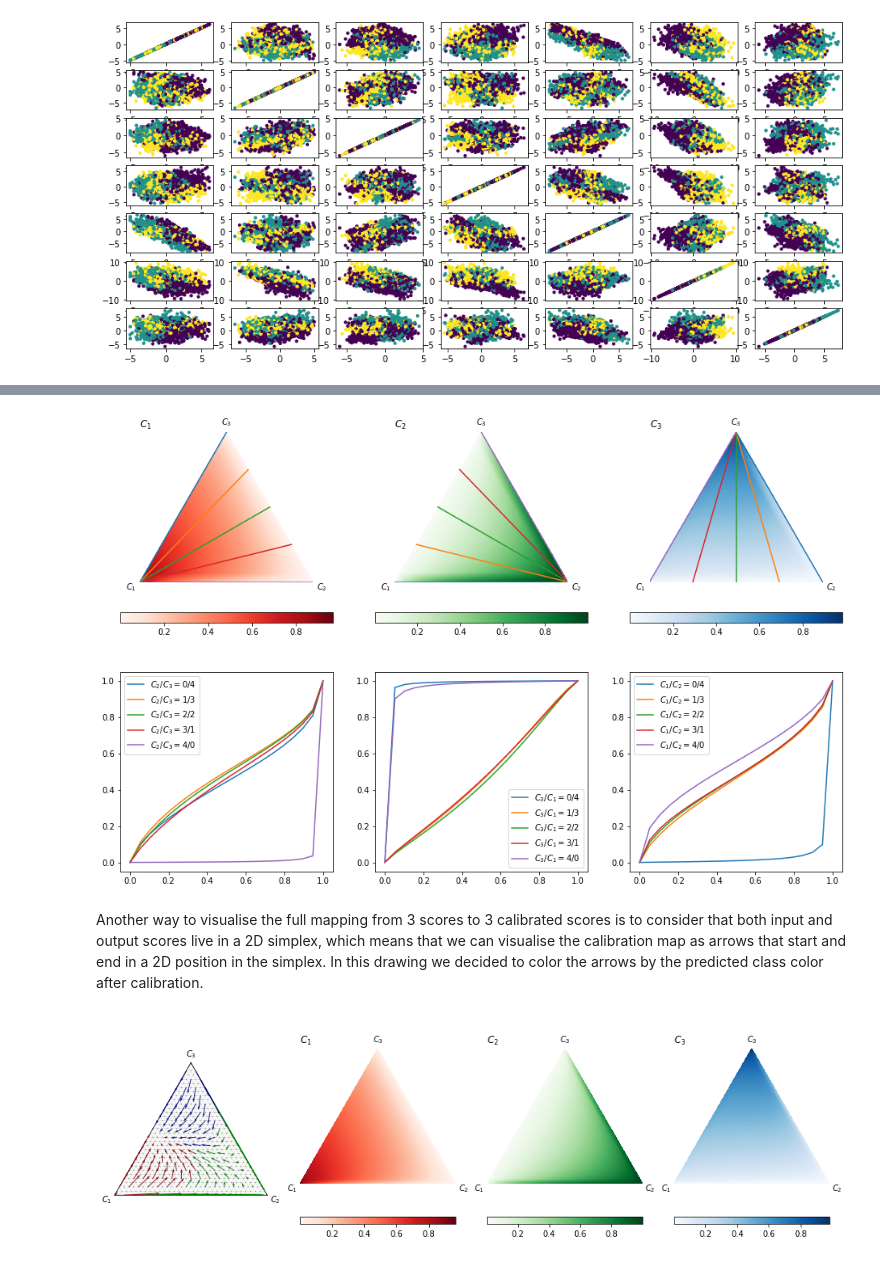
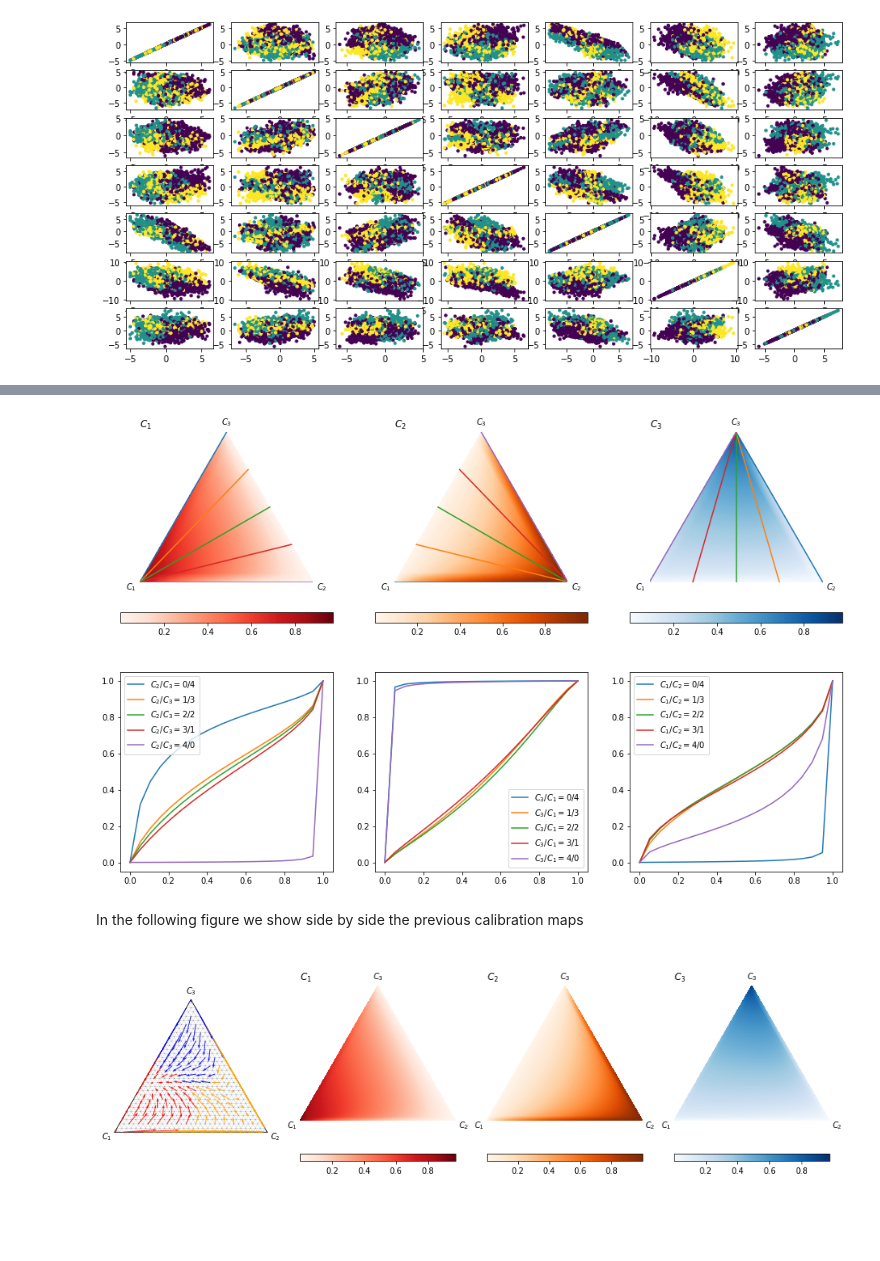
Before and after one commit to classifier-calibration/hands_on, a Jupyter notebook: notebooks/1_visualisation_tools.ipynb, the cells around one changed output, grey strips where cells are left out. Saved outputs shown, nothing was run; the diff lists cells and outputs as text; code cells hidden in the pictures; blank space fills up the shorter version.

```diff
--- a/notebooks/1_visualisation_tools.ipynb
+++ b/notebooks/1_visualisation_tools.ipynb
@@ -303,0 +328,6 @@ _ = draw_calibration_map(P_bc_grid, calibrated, color=color,  subdiv=4, fig=fig)
+# %%
+color_list = ['Red', 'Orange', 'Blue']
+color = [color_list[i] for i in calibrated.argmax(axis=1).astype(int)]
+
+fig = plt.figure(figsize=(7, 7))
+_ = draw_calibration_map(P_bc_grid, calibrated, color=color,  subdiv=4, fig=fig)
@@ -306,9 +338,13 @@ Another way is to show 3 calibration maps from 3 to 1 dimension. Each calibratio
 # %%
+from pycalib.visualisations.ternary import draw_func_contours, plot_converging_lines_pvalues, get_converging_lines
+
+cmap_list = ['Reds', 'Oranges', 'Blues']
+
 fig = plt.figure(figsize=(16, 5))
 for i, c in enumerate(['C1', 'C2', 'C3']):
     ax = fig.add_subplot(1, 3, i+1)
     ax.set_title('$C_{}$'.format(i+1), loc='left')
 
     function = lambda x: cal.calibrator.predict_proba(x.reshape(1,-1))[0][i]
-    draw_func_contours(function, labels='auto', fig=fig, ax=ax, cmap=c_mark[i]['cmap'])
+    draw_func_contours(function, labels='auto', fig=fig, ax=ax, cmap=cmap_list[i])
 # %% [output]
@@ -316,31 +354,33 @@ for i, c in enumerate(['C1', 'C2', 'C3']):
 # %%
-  fig = plt.figure(figsize=(16, 10))
+from pycalib.visualisations.ternary import plot_converging_lines_pvalues, get_converging_lines
+
+fig = plt.figure(figsize=(16, 10))
 for i, c in enumerate(['C1', 'C2', 'C3']):
     ax = fig.add_subplot(2, 3, i+1)
 
     ax.set_title('$C_{}$'.format(i+1), loc='left')
 
     function = lambda x: cal.calibrator.predict_proba(x.reshape(1,-1))[0][i]
-    draw_func_contours(function, labels='auto', fig=fig, ax=ax, cmap=c_mark[i]['cmap'],
+    draw_func_contours(function, labels='auto', fig=fig, ax=ax, cmap=cmap_list[i],
                        nlevels=100, subdiv=4, draw_lines=5, class_index=i)
 
     ax2 = fig.add_subplot(2, 3, 3+i+1)
     lines = get_converging_lines(num_lines=5, mesh_precision=20, class_index=i)
     plot_converging_lines_pvalues(function, lines, i, ax2)
 # %% [output]
-[figure, old version]
+[figure, new version]
-# %% [markdown]
-Another way to visualise the full mapping from 3 scores to 3 calibrated scores is to consider that both input and output scores live in a 2D simplex, which means that we can visualise the calibration map as arrows that start and end in a 2D position in the simplex. In this drawing we decided to color the arrows by the predicted class color after calibration.
+# %% [markdown]
+In the following figure we show side by side the previous calibration maps
 # %%
 fig = plt.figure(figsize=(16, 5))
 ax = fig.add_subplot(1, 4, 1)
 fig = draw_calibration_map(P_bc_grid, calibrated, color=color, subdiv=5, fig=fig, ax=ax, alpha=0.9)
 
 for i, c in enumerate(['C1', 'C2', 'C3']):
     ax = fig.add_subplot(1, 4, i+2)
     ax.set_title('$C_{}$'.format(i+1), loc='left')
 
     function = lambda x: cal.calibrator.predict_proba(x.reshape(1,-1))[0][i]
-    draw_func_contours(function, labels='auto', fig=fig, ax=ax, cmap=c_mark[i]['cmap'])
+    draw_func_contours(function, labels='auto', fig=fig, ax=ax, cmap=cmap_list[i])
 # %% [output]
-[figure, old version]
+[figure, new version]
```
Also changed, not shown: parts of 57 cells of this notebook.
